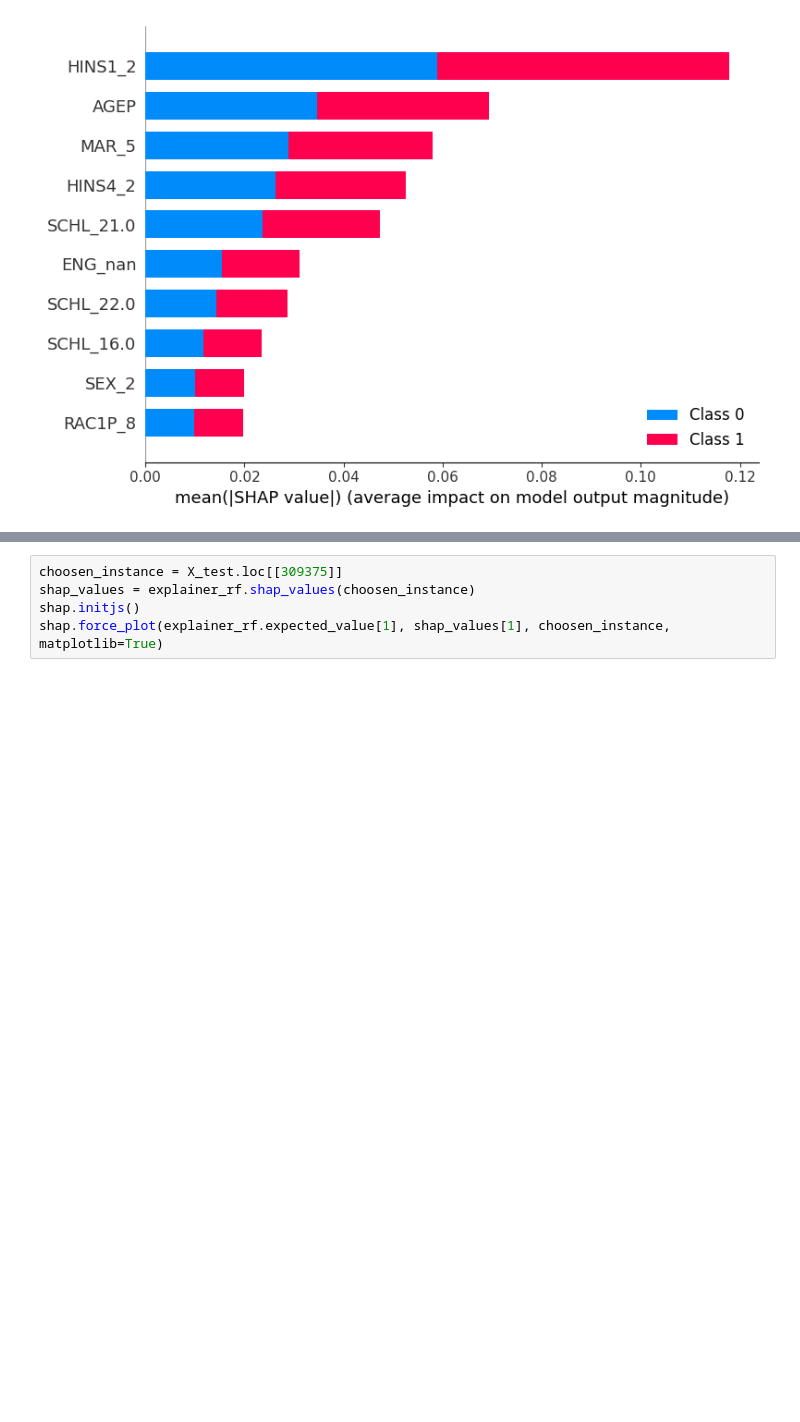
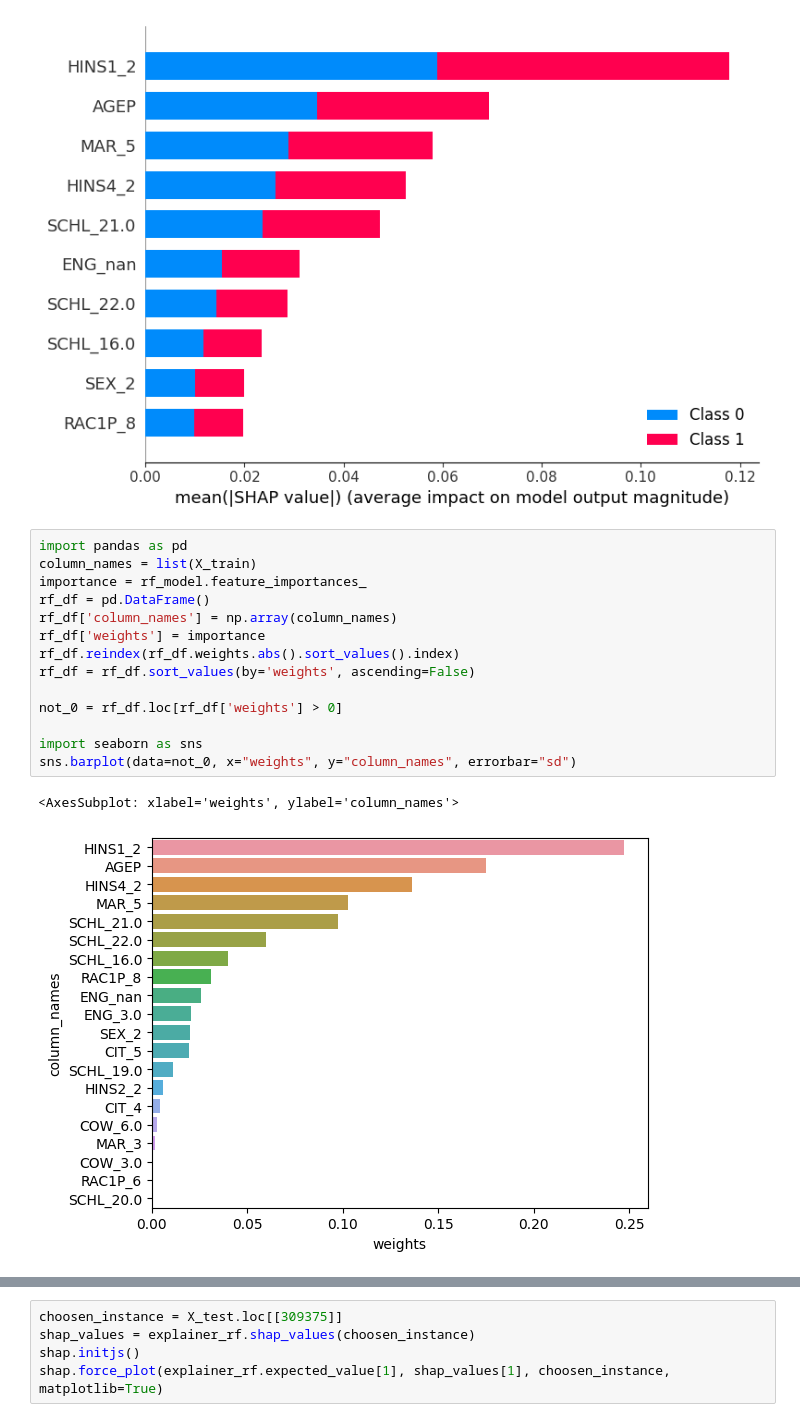
Before and after one commit to jorgedelpozolerida/-KDS_AlgorithmicFairness, a Jupyter notebook: Assignment1/assignment1.ipynb, the cells around one changed output, grey strips where cells are left out. Saved outputs shown, nothing was run; the diff lists cells and outputs as text; blank space fills up the shorter version.

```diff
--- a/Assignment1/assignment1.ipynb
+++ b/Assignment1/assignment1.ipynb
@@ -496,6 +496,23 @@ shap_values_rf = explainer_rf.shap_values(X_test)
 shap.summary_plot(shap_values_rf, X_test, feature_names=data.columns, max_display = 10)
 # %% [output]
 [figure]
+# %%
+import pandas as pd
+column_names = list(X_train)
+importance = rf_model.feature_importances_
+rf_df = pd.DataFrame()
+rf_df['column_names'] = np.array(column_names)
+rf_df['weights'] = importance
+rf_df.reindex(rf_df.weights.abs().sort_values().index)
+rf_df = rf_df.sort_values(by='weights', ascending=False)
+
+not_0 = rf_df.loc[rf_df['weights'] > 0]
+
+import seaborn as sns
+sns.barplot(data=not_0, x="weights", y="column_names", errorbar="sd")
+# %% [output]
+<AxesSubplot: xlabel='weights', ylabel='column_names'>
+[figure, added]
 # %%
 explainer_rf = shap.TreeExplainer(rf_model)
 shap_values_rf = explainer_rf.shap_values(X_test)
```
Also changed, not shown: parts of 3 cells of this notebook, 6 other files.
